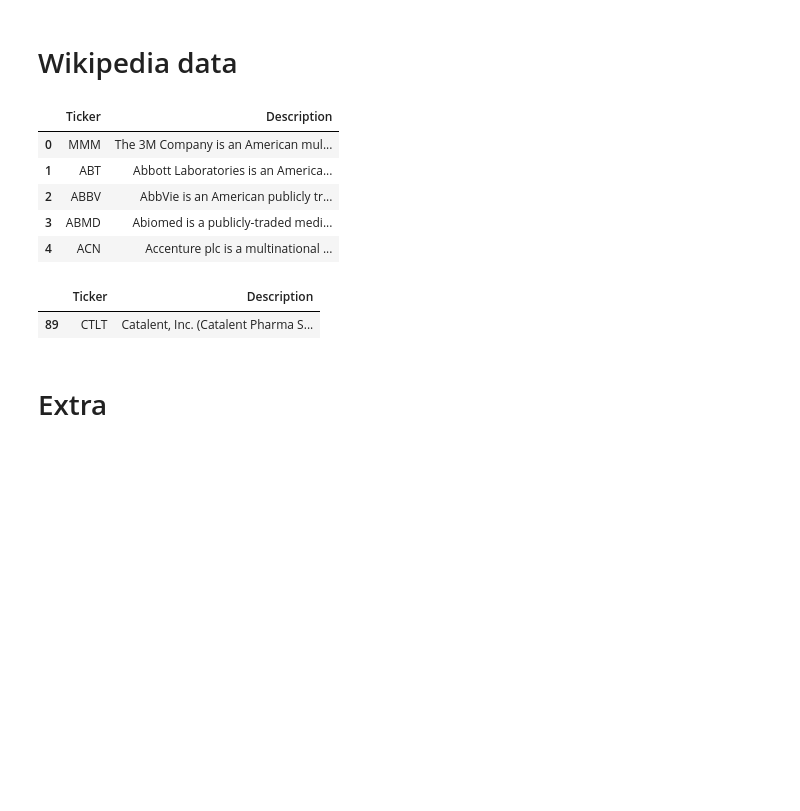
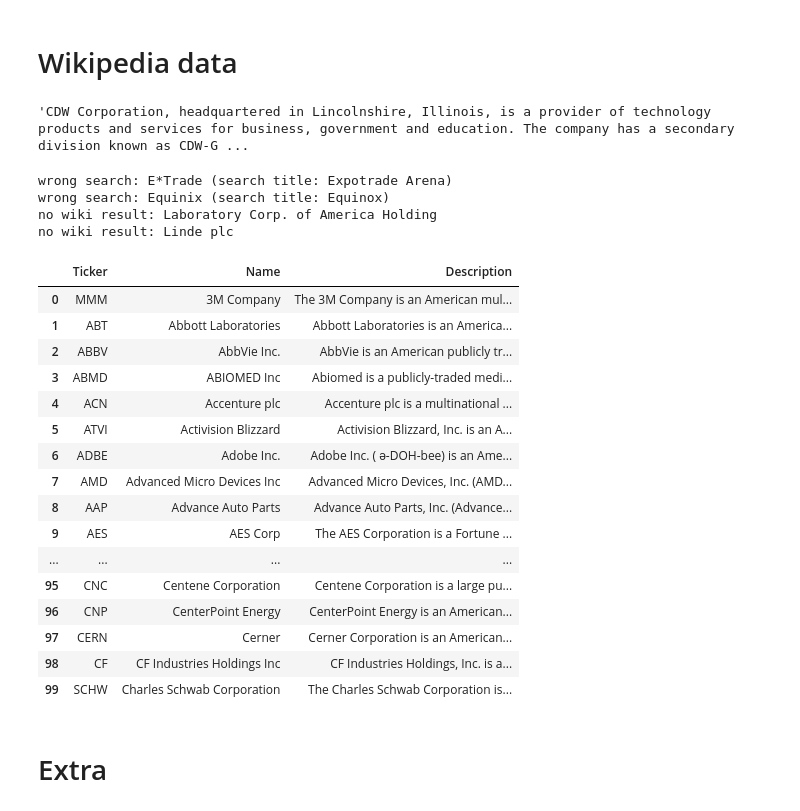
Before and after one commit to Sivalavida/Text-based-Industry-Classification, a Jupyter notebook: Data Extraction.ipynb, the cells around one changed output. Drawn from its saved outputs; the diff is of its cells as text; code cells hidden in the pictures; blank space fills up the shorter version.

Commit message:
adding russell wiki data by finetuning search

```diff
--- a/Data Extraction.ipynb
+++ b/Data Extraction.ipynb
@@ -715,22 +718,60 @@ scrapping_ticker_ciks_df
 scrapping_ticker_ciks_df.to_csv('data_out/scrapping_ticker_ciks.txt', sep=" ", index=False, header=False)
 # %% [markdown]
 # Wikipedia data
-# %%
-def get_wiki_details(cpy):
-    p = wiki.page('%s company'%cpy) # Can also do wiki.summary('APPL company')
-    return [p.summary]
+# %%
+def get_wiki_details(cpy):
+    return_for_invalid_entry = [None]
+    if pd.isna(cpy):
+        return return_for_invalid_entry
+    try:
+        p = wiki.page('%s'%cpy) # Can also do wiki.summary('APPL company')
+        title = p.title
+        title_list = re.sub('[^a-zA-Z0-9]', ' ', title).lower().split()
+        cpy_list = re.sub('[^a-zA-Z0-9]', ' ', cpy).lower().split()
+        if not [word for word in cpy_list if word in title_list]:
+            summary = p.summary
+            summary_list = re.sub('[^a-zA-Z0-9]', ' ', summary).lower().split()
+            if not [word for word in cpy_list if word in summary_list]:
+                print('wrong search: %s (search title: %s)'%(cpy, title))
+                return return_for_invalid_entry
+    except:
+        print('no wiki result: %s'%cpy)
+        return return_for_invalid_entry
+    return [p.summary]
+# %%
+# Test
+p = wiki.page('CDW')
+p.summary
+# %% [output]
+'CDW Corporation, headquartered in Lincolnshire, Illinois, is a provider of technology products and services for business, government and education. The company has a secondary division known as CDW-G ...
 # %%
-ticker_df = snp_tickers_df
-wiki_desc_list = [get_wiki_details('%s company'%cpy) for cpy in tqdm(ticker_df.Security)]
+ticker_df = snp_tickers_df.reset_index(drop=True)
+wiki_desc_list = [get_wiki_details(cpy) for cpy in tqdm(ticker_df.Name)]
+# %% [output]
+wrong search: E*Trade (search title: Expotrade Arena)
+wrong search: Equinix (search title: Equinox)
+no wiki result: Laboratory Corp. of America Holding
+no wiki result: Linde plc
 # %%
-desc_wiki_df = pd.concat([ticker_df.Symbol, pd.DataFrame(wiki_desc_list)], axis=1)
-desc_wiki_df.columns = ['Ticker', 'Description']
-desc_wiki_df.head()
+desc_wiki_df = pd.concat([ticker_df[['Ticker', 'Name']], pd.DataFrame(wiki_desc_list, columns=['Description'])], axis=1)
+# desc_wiki_df = desc_wiki_df.dropna().reset_index(drop=True)
+desc_wiki_df.head(100)
 # %% [output]
-|  | Ticker | Description |
-| 0 | MMM | The 3M Company is an American mul... |
-| 1 | ABT | Abbott Laboratories is an America... |
-| 2 | ABBV | AbbVie is an American publicly tr... |
-| 3 | ABMD | Abiomed is a publicly-traded medi... |
-| 4 | ACN | Accenture plc is a multinational ... |
+|  | Ticker | Name | Description |
+| 0 | MMM | 3M Company | The 3M Company is an American mul... |
+| 1 | ABT | Abbott Laboratories | Abbott Laboratories is an America... |
+| 2 | ABBV | AbbVie Inc. | AbbVie is an American publicly tr... |
+| 3 | ABMD | ABIOMED Inc | Abiomed is a publicly-traded medi... |
+| 4 | ACN | Accenture plc | Accenture plc is a multinational ... |
+| 5 | ATVI | Activision Blizzard | Activision Blizzard, Inc. is an A... |
+| 6 | ADBE | Adobe Inc. | Adobe Inc. ( ə-DOH-bee) is an Ame... |
+| 7 | AMD | Advanced Micro Devices Inc | Advanced Micro Devices, Inc. (AMD... |
+| 8 | AAP | Advance Auto Parts | Advance Auto Parts, Inc. (Advance... |
+| 9 | AES | AES Corp | The AES Corporation is a Fortune ... |
+| ... | ... | ... | ... |
+| 95 | CNC | Centene Corporation | Centene Corporation is a large pu... |
+| 96 | CNP | CenterPoint Energy | CenterPoint Energy is an American... |
+| 97 | CERN | Cerner | Cerner Corporation is an American... |
+| 98 | CF | CF Industries Holdings Inc | CF Industries Holdings, Inc. is a... |
+| 99 | SCHW | Charles Schwab Corporation | The Charles Schwab Corporation is... |
 # %%
@@ -738,9 +779,3 @@ desc_wiki_df.to_csv('data_out/snp_desc_wiki_df.csv', index=False)
-# %%
-desc_wiki_df[desc_wiki_df.Ticker =='CTLT']
-# 'CTLT' in ticker_df.Symbol.values
-# %% [output]
-|  | Ticker | Description |
-| 89 | CTLT | Catalent, Inc. (Catalent Pharma S... |
 # %% [markdown]
 # Extra
 # %% [markdown]
```
Also changed, not shown: parts of 19 cells of this notebook, 8 other files.
